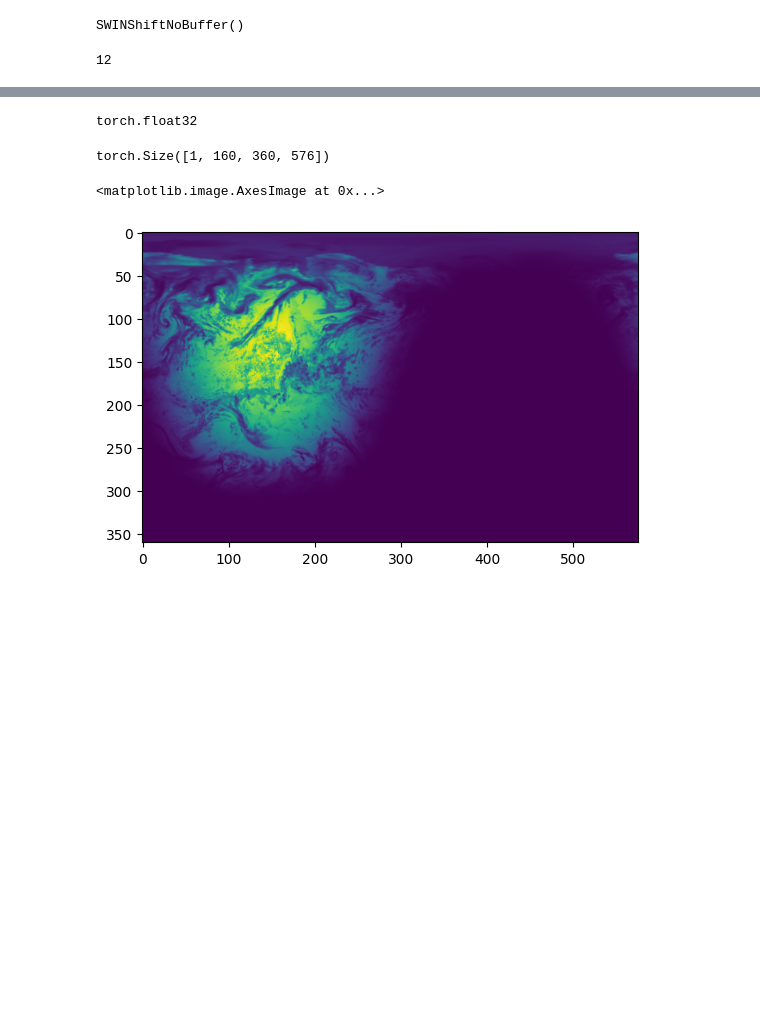
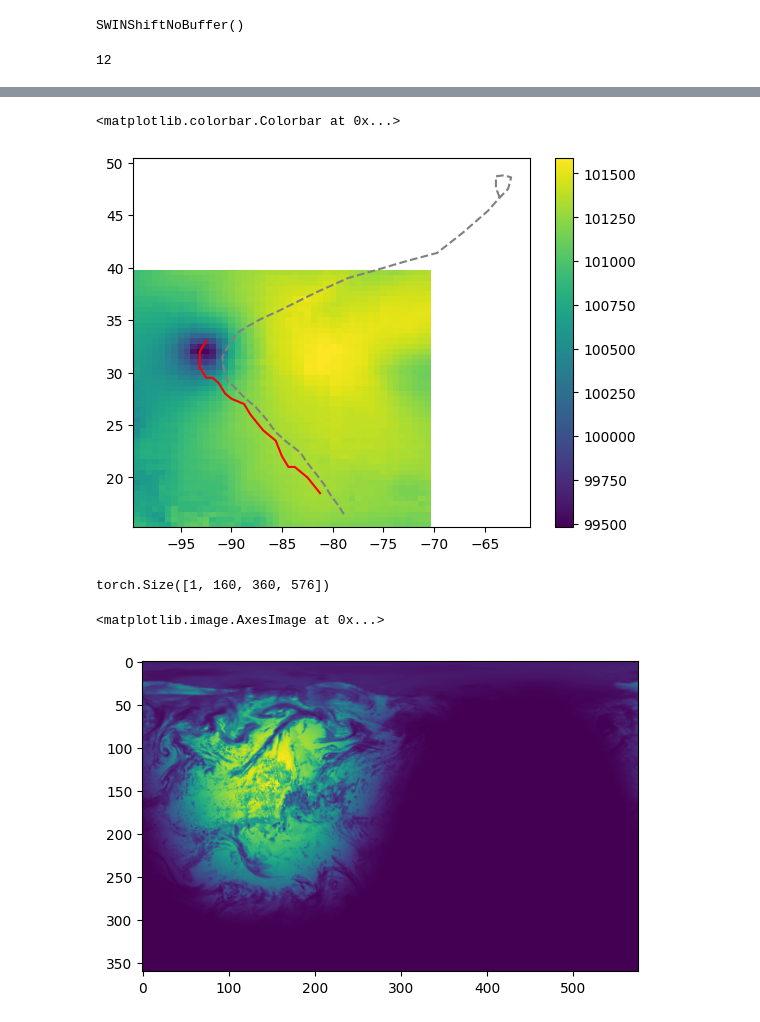
Before and after one commit to fm4a/fm4a, a Jupyter notebook: session_1/prithvi_wxc_tc_forecast.ipynb, the cells around one changed output, grey strips where cells are left out. Saved outputs shown, nothing was run; the diff lists cells and outputs as text; code cells hidden in the pictures; blank space fills up the shorter version.

```diff
--- a/session_1/prithvi_wxc_tc_forecast.ipynb
+++ b/session_1/prithvi_wxc_tc_forecast.ipynb
@@ -426,0 +251,3 @@ RuntimeError: Expected all tensors to be on the same device, but found at least
+# %%
+from fm4a.hurdat import get_hurdat_track
+hurdat = get_hurdat_track("AL092021")
@@ -427,7 +268,12 @@ RuntimeError: Expected all tensors to be on the same device, but found at least
 # %%
-batch["x"].dtype
+step = 16
+plt.pcolormesh(lons[lon_mask], lats[lat_mask], slp[16][lat_mask][..., lon_mask])
+plt.plot(track[:, 0], track[:, 1], c="red")
+plt.plot(hurdat.lon, hurdat.lat, c="grey", ls="--")
+plt.colorbar()
 # %% [output]
-torch.float32
+<matplotlib.colorbar.Colorbar at 0x...>
+[figure, added]
 # %%
 out.shape
 # %% [output]
```
Also changed, not shown: parts of 40 cells of this notebook, 1 other file.
